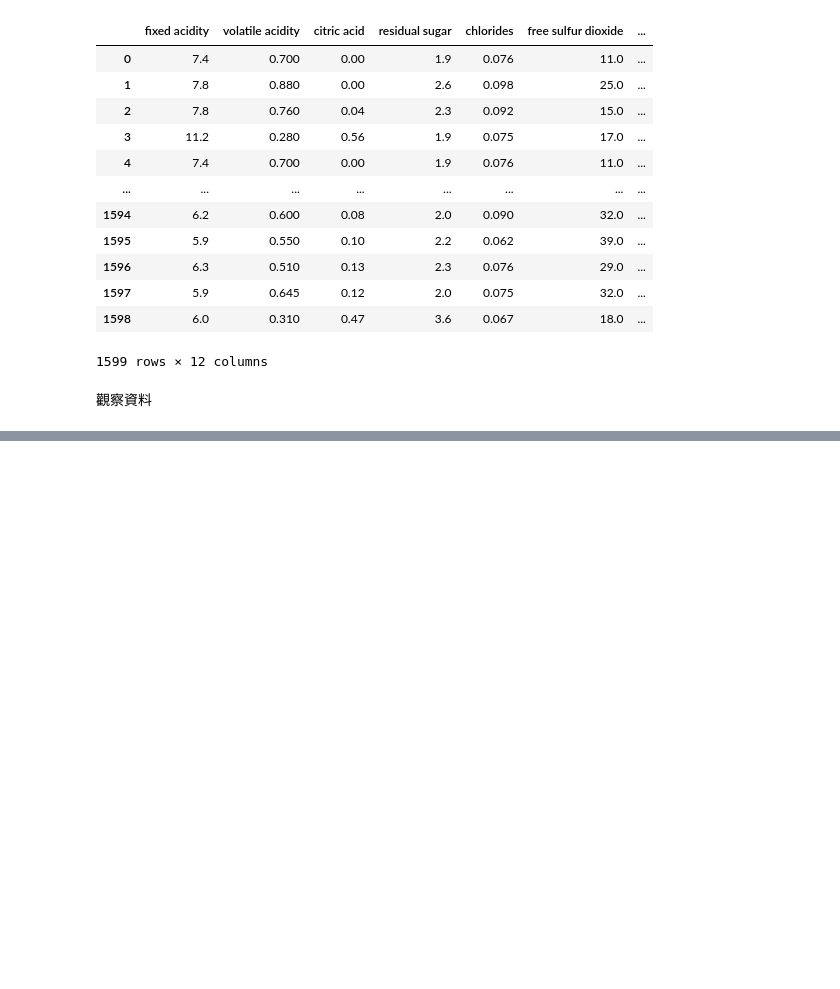
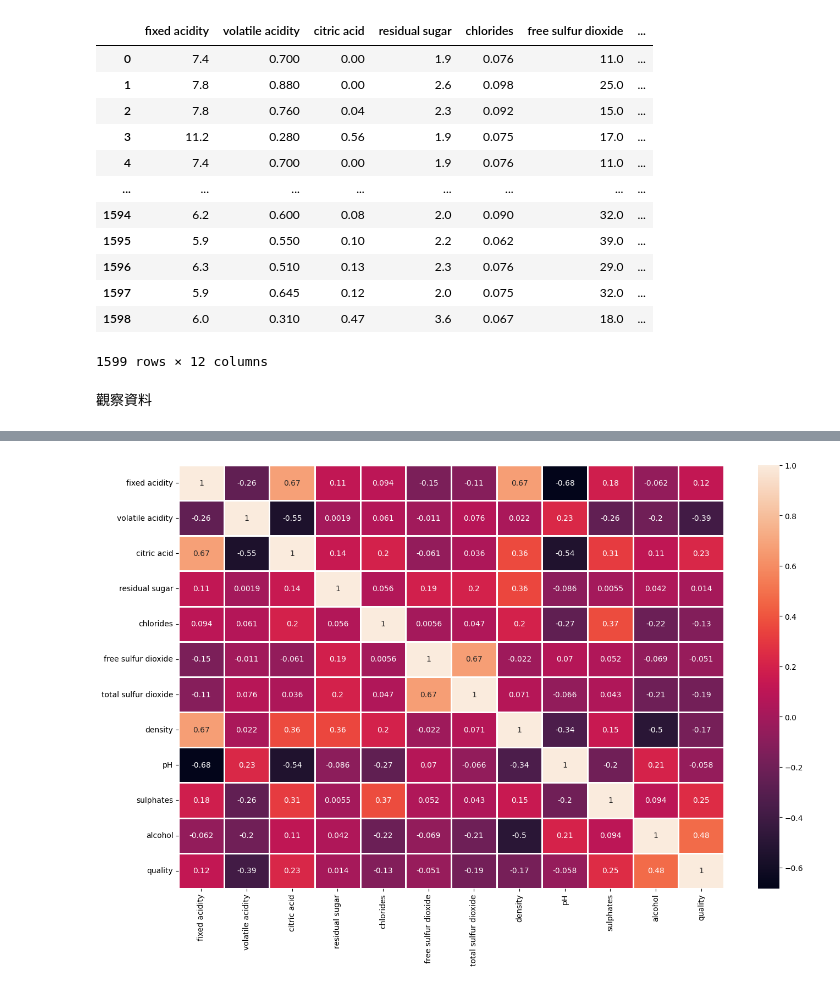
Before and after one commit to ckwei379/Prediction-of-quality-of-Wine, a Jupyter notebook: 專題實作_02：紅酒品質分類預測.ipynb, the cells around one changed output, grey strips where cells are left out. Drawn from its saved outputs; the diff is of its cells as text; code cells hidden in the pictures; blank space fills up the shorter version.

```diff
--- a/專題實作_02：紅酒品質分類預測.ipynb
+++ b/專題實作_02：紅酒品質分類預測.ipynb
@@ -332,0 +103,12 @@ This will become an error in seaborn v0.14.0; please update your code.
+# %%
+# 觀察特徵之間的關係程度
+fig, ax = plt.subplots(figsize = (16, 10))
+sns.heatmap(df.corr(), annot = True, linewidth = 1)
+plt.show()
+# "citric acid"、"sulphates"、"alcohol"三特徵與"quality"呈現正相關，驗證上述觀察正確
+# "volatile acidity"、"chlorides"、"pH"三特徵與"quality"呈現負相關，驗證上述觀察正確
+# "free sulfur dioxide"與"total sulfur dioxide"具有0.67的高度正相關
+# "citric acid"與"fixed acidity"具有0.67的高度正相關
+# "density"與"fixed acidity"具有0.67的高度正相關
+# %% [output]
+[figure, added]
```
Also changed, not shown: parts of 41 cells of this notebook.
